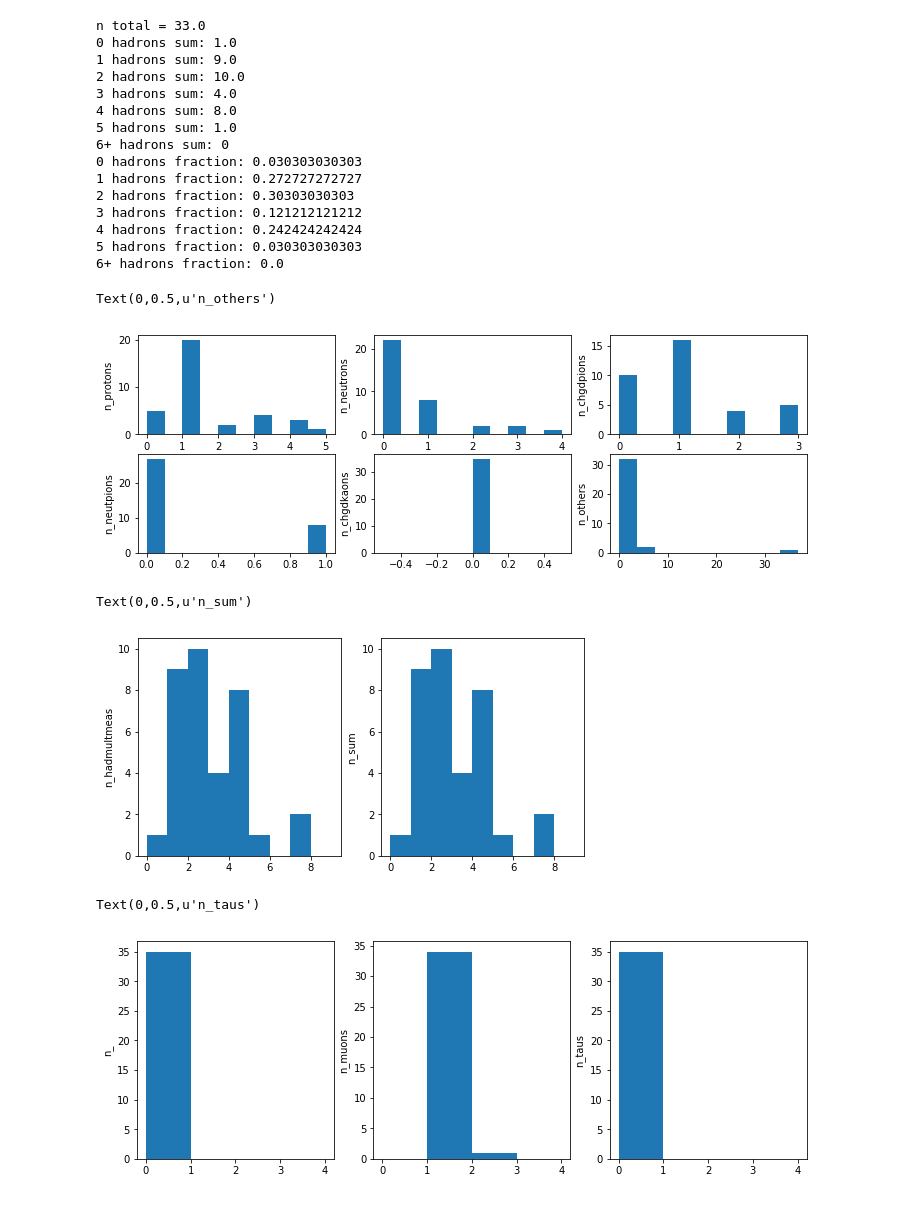
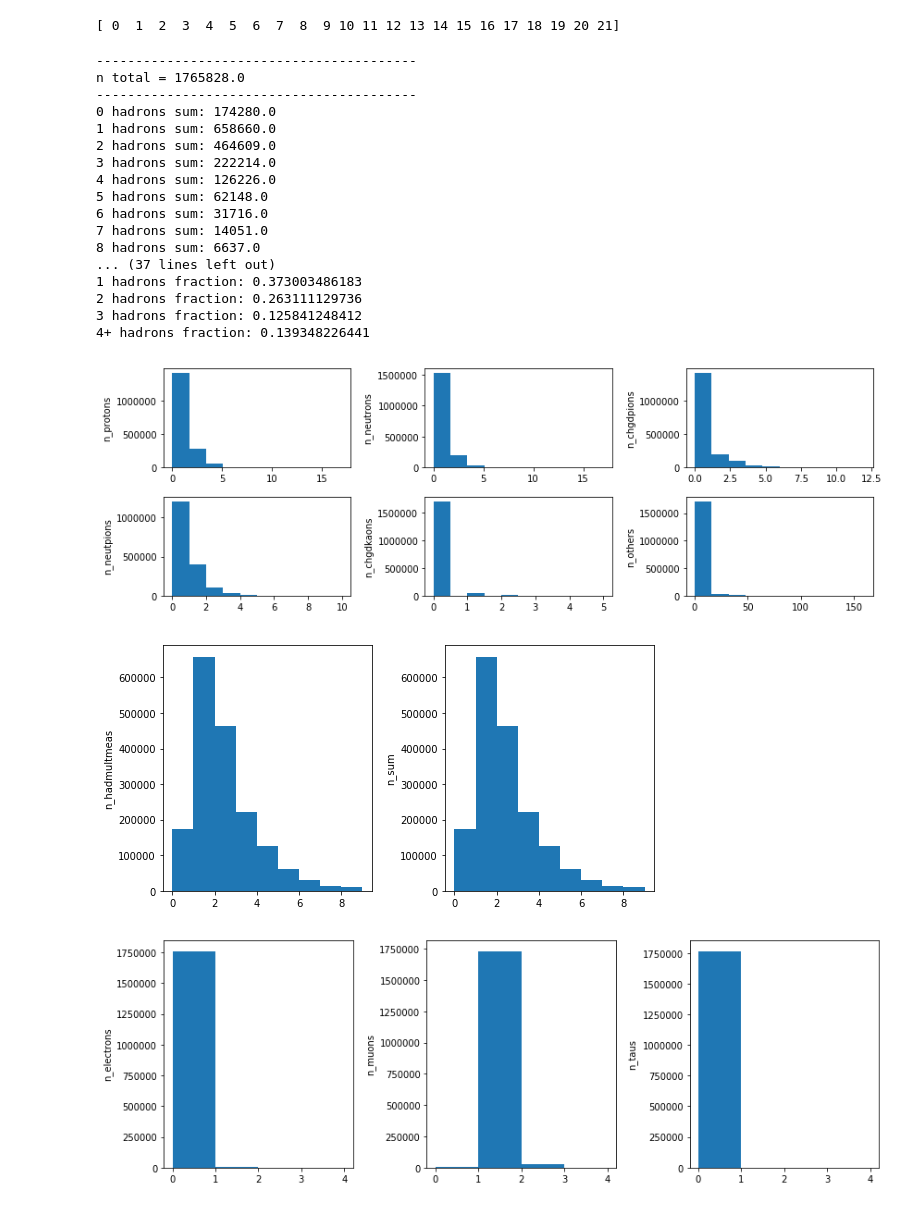
Before and after one commit to gnperdue/JupyterNotebooks, a Jupyter notebook: ANNMINERvA/visualize_had_mult.ipynb, the cells around one changed output. Drawn from its saved outputs; the diff is of its cells as text; code cells hidden in the pictures.

```diff
--- a/ANNMINERvA/visualize_had_mult.ipynb
+++ b/ANNMINERvA/visualize_had_mult.ipynb
@@ -11,8 +11,9 @@ import sys
 sys.path.append('/Users/perdue/Documents/MINERvA/AI/ANNMINERvA')
 from evtid_utils import decode_eventid
 # %%
-DIR_PATH = '/Users/perdue/Documents/MINERvA/AI/hdf5/'
-f = h5py.File(DIR_PATH + 'hadmultkineimgs_127x94_me1Amc_tiny.hdf5', 'r')
+DIR_PATH = '/Users/perdue/Documents/MINERvA/AI/hdf5/201801/'
+f = h5py.File(DIR_PATH + 'hadmultkineimgs_127x94_me1Amc.hdf5', 'r')
+#f = h5py.File(DIR_PATH + 'mnvimgs_127x94_me1Amc_tiny.hdf5', 'r')
 
 for group in f:
     for dset in f[group]:
@@ -72,32 +84,46 @@ n, bins, patches = plt.hist(f['hadro_data']['n_hadmultmeas'][:,0], bins=np.arang
+# %%
+print(bins)
+# %% [output]
+[ 0  1  2  3  4  5  6  7  8  9 10 11 12 13 14 15 16 17 18 19 20 21]
 # %%
+over_flow_cand = 4
 ntot = np.sum(n)
+
+print('-----------------------------------------')
 print('n total = {}'.format(ntot))
 
-for i in range(6):
+print('-----------------------------------------')
+for i in range(max_h + 1):
     print('{} hadrons sum: {}'.format(i, n[i]))
 
-print('6+ hadrons sum: {}'.format(sum(n[6:])))
+print('{}+ hadrons sum: {}'.format(over_flow_cand, sum(n[over_flow_cand:])))
 
-for i in range(6):
+print('-----------------------------------------')
+for i in range(max_h + 1):
     print('{} hadrons fraction: {}'.format(i, n[i] / ntot))
 
-print('6+ hadrons fraction: {}'.format(sum(n[6:]) / ntot))
+print('-----------------------------------------')
+for i in range(over_flow_cand):
+    print('{} hadrons fraction: {}'.format(i, n[i] / ntot))
+print('{}+ hadrons fraction: {}'.format(over_flow_cand, sum(n[over_flow_cand:]) / ntot))
 # %% [output]
-n total = 33.0
-0 hadrons sum: 1.0
-1 hadrons sum: 9.0
-2 hadrons sum: 10.0
-3 hadrons sum: 4.0
-4 hadrons sum: 8.0
-5 hadrons sum: 1.0
-6+ hadrons sum: 0
-0 hadrons fraction: 0.030303030303
-1 hadrons fraction: 0.272727272727
-2 hadrons fraction: 0.30303030303
-3 hadrons fraction: 0.121212121212
-4 hadrons fraction: 0.242424242424
-5 hadrons fraction: 0.030303030303
-6+ hadrons fraction: 0.0
+-----------------------------------------
+n total = 1765828.0
+-----------------------------------------
+0 hadrons sum: 174280.0
+1 hadrons sum: 658660.0
+2 hadrons sum: 464609.0
+3 hadrons sum: 222214.0
+4 hadrons sum: 126226.0
+5 hadrons sum: 62148.0
+6 hadrons sum: 31716.0
+7 hadrons sum: 14051.0
+8 hadrons sum: 6637.0
+... (37 lines left out)
+1 hadrons fraction: 0.373003486183
+2 hadrons fraction: 0.263111129736
+3 hadrons fraction: 0.125841248412
+4+ hadrons fraction: 0.139348226441
 # %%
 fig = plt.figure(figsize=(12,4))
 gs = plt.GridSpec(2, 3)
@@ -126,11 +152,12 @@ ax = plt.subplot(gs[5])
 plt.hist(f['hadro_data']['n_others'][:, 0])
 plt.ylabel('n_others')
 
+plt.tight_layout()
+
 #plt.yscale('log')
 #fig.savefig('n20160503.pdf')
 # %% [output]
-Text(0,0.5,u'n_others')
-[figure, old version]
+[figure, new version]
 # %%
 #(df['n-protons'] + df['n-pions'] + df['n-kaons']).hist()
 fig = plt.figure(figsize=(8, 4))
@@ -143,7 +170,8 @@ plt.ylabel('n_hadmultmeas')
 ax = plt.subplot(gs[1])
 plt.hist(f['hadro_data']['n_protons'][:, 0] + f['hadro_data']['n_chgdpions'][:, 0] + f['hadro_data']['n_chgdkaons'][:, 0], np.arange(10))
 plt.ylabel('n_sum')
+
+plt.tight_layout()
 # %% [output]
-Text(0,0.5,u'n_sum')
-[figure, old version]
+[figure, new version]
 # %%
@@ -157,20 +186,21 @@ for i in range(35):
 # %%
 fig = plt.figure(figsize=(12,4))
 gs = plt.GridSpec(1, 3)
 
 ax = plt.subplot(gs[0])
 plt.hist(f['lepto_data']['n_electrons'][:, 0], np.arange(5))
-plt.ylabel('n_')
+plt.ylabel('n_electrons')
 
 ax = plt.subplot(gs[1])
 plt.hist(f['lepto_data']['n_muons'][:, 0], np.arange(5))
 plt.ylabel('n_muons')
 
 ax = plt.subplot(gs[2])
 plt.hist(f['lepto_data']['n_taus'][:, 0], np.arange(5))
 plt.ylabel('n_taus')
+
+plt.tight_layout()
 # %% [output]
-Text(0,0.5,u'n_taus')
-[figure, old version]
+[figure, new version]
 # %%
 f.close()
```
Also changed, not shown: parts of 7 cells of this notebook, 2 other files.
